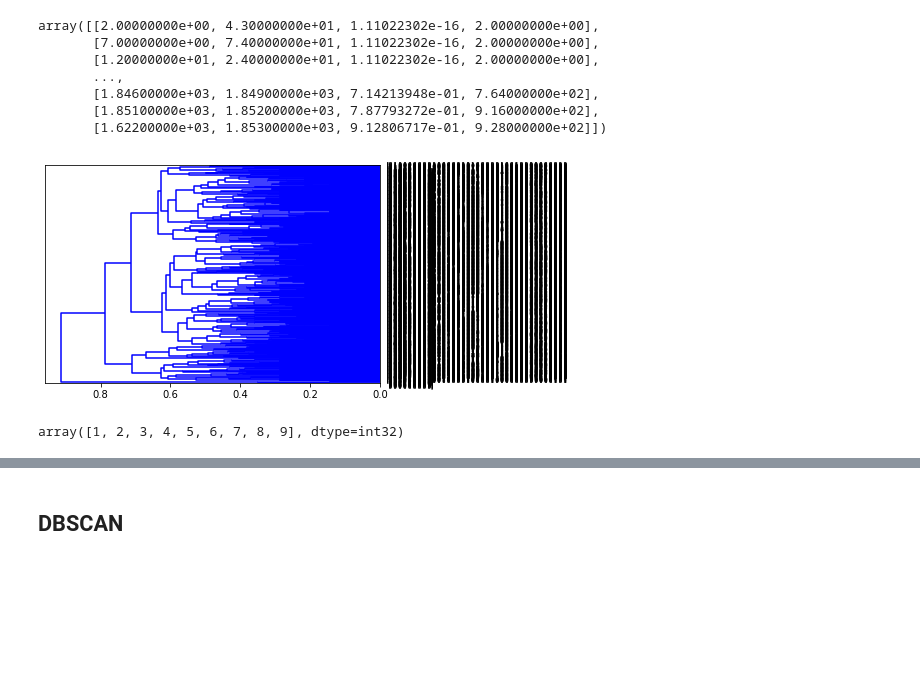
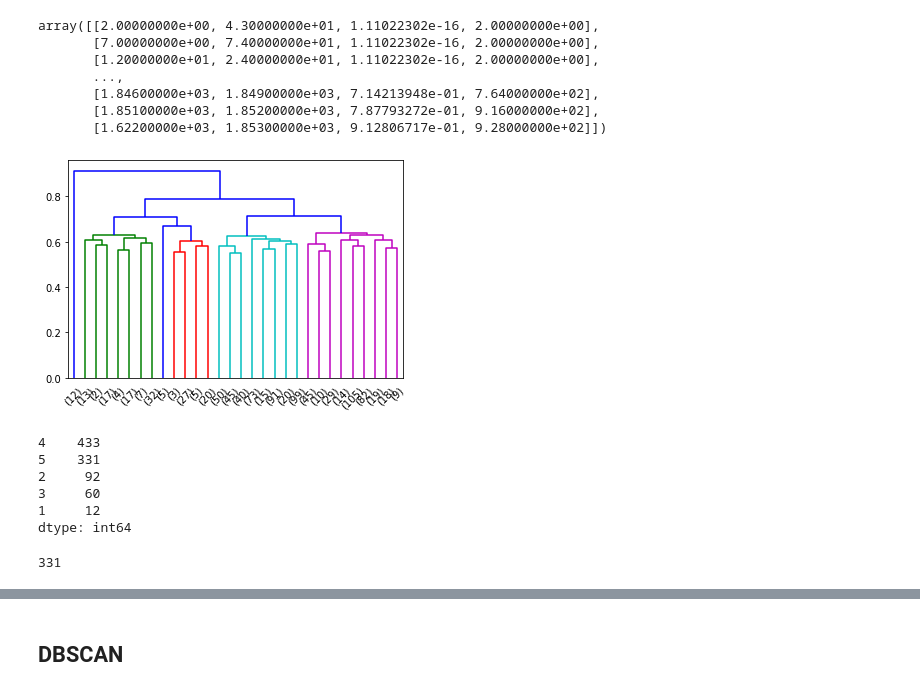
Before and after one commit to NestY73/Algorithms_Data_Analysis, a Jupyter notebook: task_4_1.ipynb, the cells around one changed output, grey strips where cells are left out. Saved outputs shown, nothing was run; the diff lists cells and outputs as text; code cells hidden in the pictures; blank space fills up the shorter version.

```diff
--- a/task_4_1.ipynb
+++ b/task_4_1.ipynb
@@ -172,12 +172,17 @@ array([[2.00000000e+00, 4.30000000e+01, 1.11022302e-16, 2.00000000e+00],
        [1.84600000e+03, 1.84900000e+03, 7.14213948e-01, 7.64000000e+02],
        [1.85100000e+03, 1.85200000e+03, 7.87793272e-01, 9.16000000e+02],
        [1.62200000e+03, 1.85300000e+03, 9.12806717e-01, 9.28000000e+02]])
-# %%
-dend = dendrogram(Z, orientation='left', color_threshold=0.0, labels=X)
-# %% [output]
-[figure, removed]
-# %%
-label = fcluster(Z, 0.35, criterion='distance')
-np.unique(label)
-# %% [output]
-array([1, 2, 3, 4, 5, 6, 7, 8, 9], dtype=int32)
+# %%
+dend = dendrogram(Z, truncate_mode='lastp')
+# %% [output]
+[figure, added]
+# %%
+labels = fcluster(Z, 5, criterion='maxclust')
+pd.Series(labels).value_counts()
+# %% [output]
+4    433
+5    331
+2     92
+3     60
+1     12
+dtype: int64
@@ -183,0 +191,5 @@ array([1, 2, 3, 4, 5, 6, 7, 8, 9], dtype=int32)
+# %%
+largest_size = (labels == largest).sum()
+largest_size
+# %% [output]
+331
```
Also changed, not shown: parts of 9 cells of this notebook.
